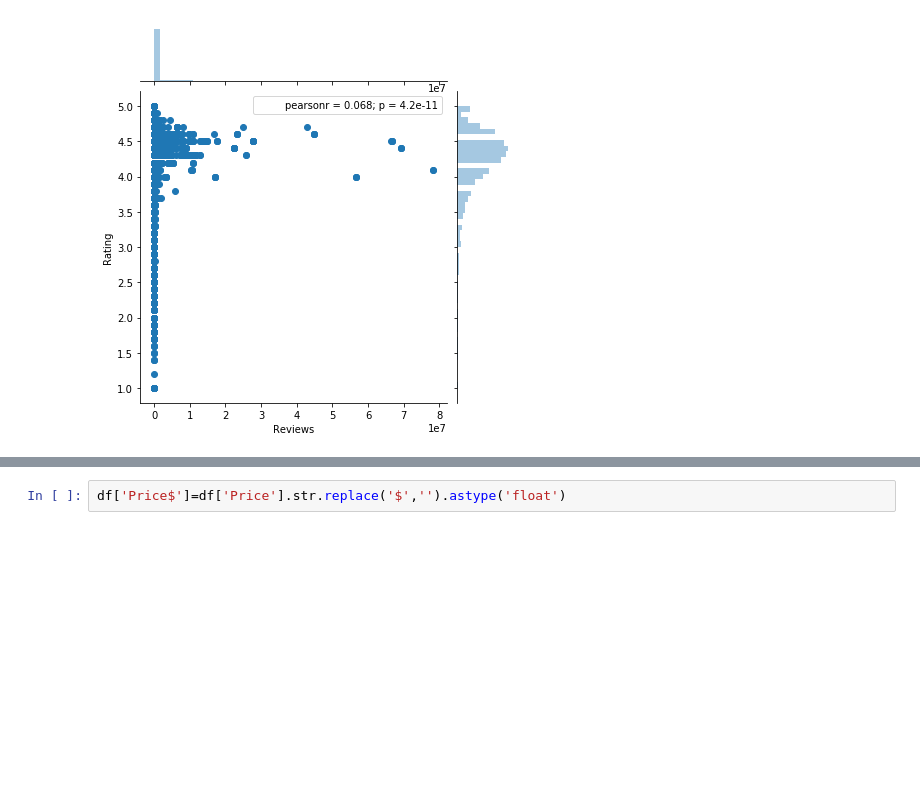
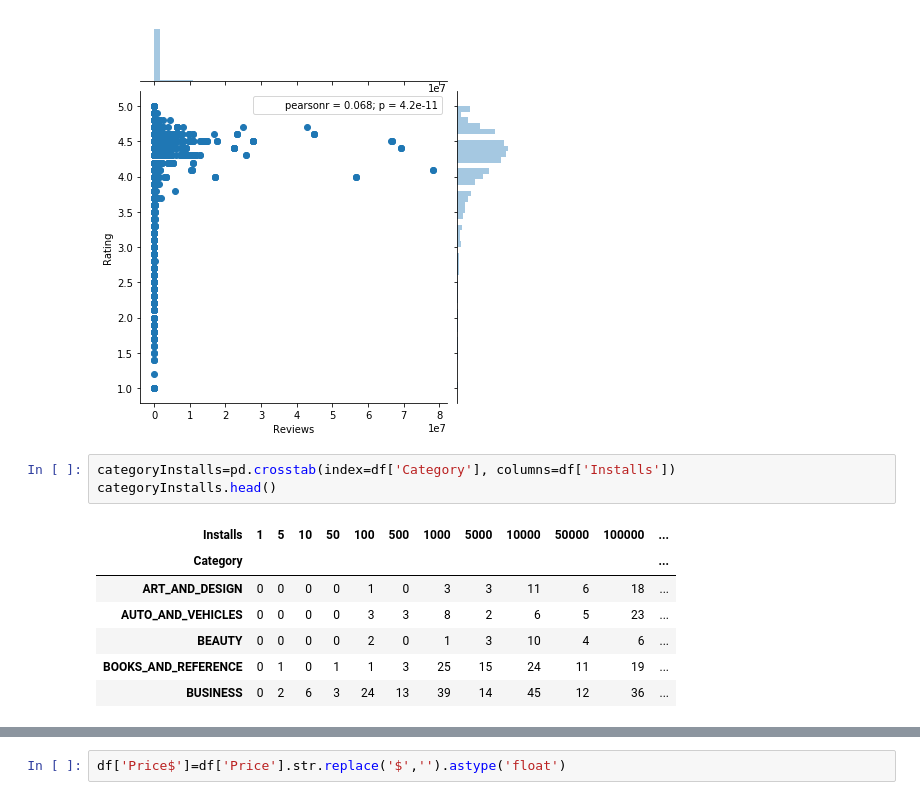
Before and after one commit to sytan6419/Machine-Learning-Project, a Jupyter notebook: Machine Learning Group Assignment.ipynb, the cells around one changed output, grey strips where cells are left out. Drawn from its saved outputs; the diff is of its cells as text; blank space fills up the shorter version.

```diff
--- a/Machine Learning Group Assignment.ipynb
+++ b/Machine Learning Group Assignment.ipynb
@@ -294,3 +294,14 @@ sns.jointplot('Reviews','Rating',data=df)
 # %% [output]
 <seaborn.axisgrid.JointGrid at 0x...>
 [figure]
+# %%
+categoryInstalls=pd.crosstab(index=df['Category'], columns=df['Installs'])
+categoryInstalls.head()
+# %% [output]
+| Installs | 1 | 5 | 10 | 50 | 100 | 500 | 1000 | 5000 | 10000 | 50000 | 100000 | ... |
+| Category |  |  |  |  |  |  |  |  |  |  |  | ... |
+| ART_AND_DESIGN | 0 | 0 | 0 | 0 | 1 | 0 | 3 | 3 | 11 | 6 | 18 | ... |
+| AUTO_AND_VEHICLES | 0 | 0 | 0 | 0 | 3 | 3 | 8 | 2 | 6 | 5 | 23 | ... |
+| BEAUTY | 0 | 0 | 0 | 0 | 2 | 0 | 1 | 3 | 10 | 4 | 6 | ... |
+| BOOKS_AND_REFERENCE | 0 | 1 | 0 | 1 | 1 | 3 | 25 | 15 | 24 | 11 | 19 | ... |
+| BUSINESS | 0 | 2 | 6 | 3 | 24 | 13 | 39 | 14 | 45 | 12 | 36 | ... |
```
Also changed, not shown: parts of 8 cells of this notebook.
